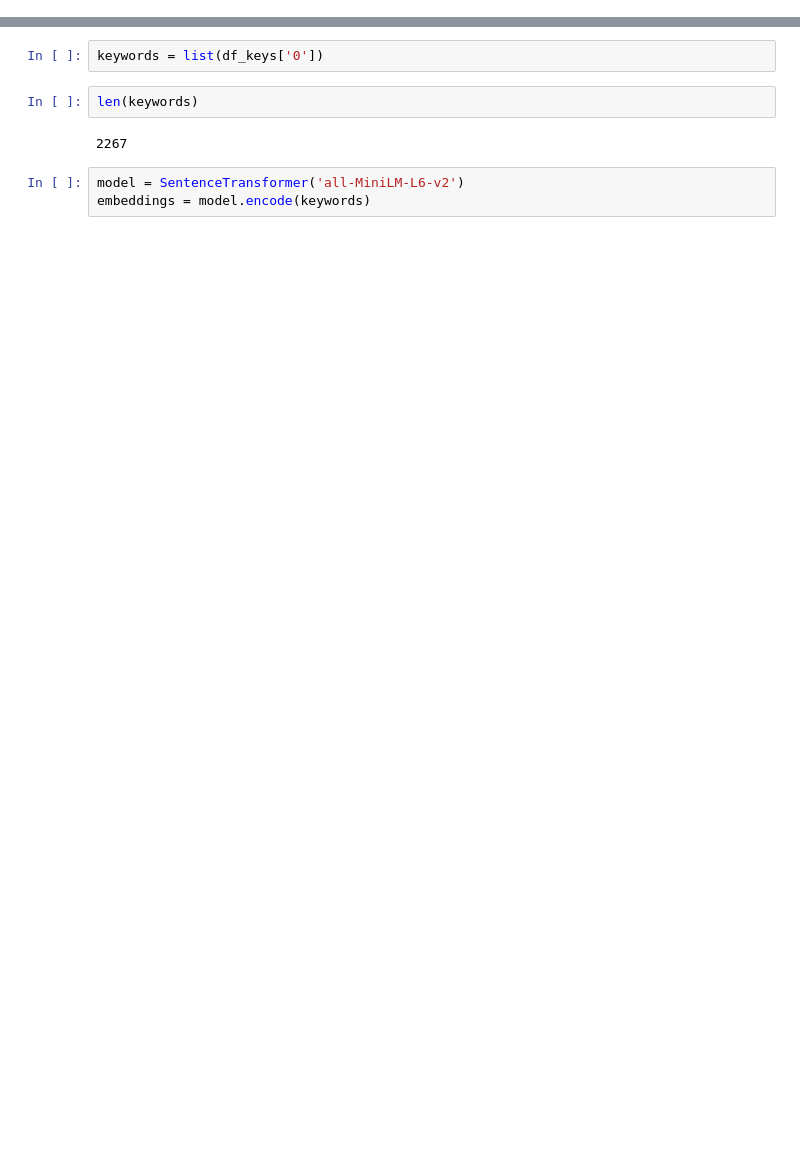
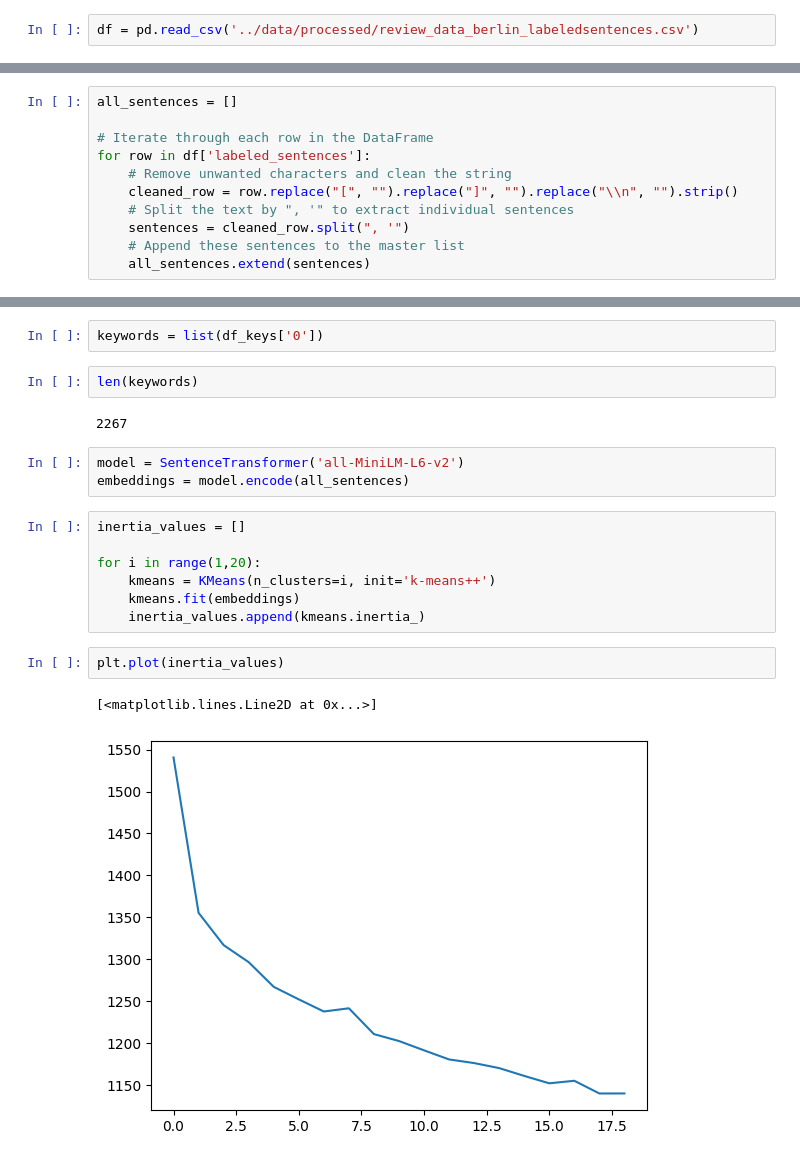
Before and after one commit to LukasKochRuchay/google_review_topic_modelling, a Jupyter notebook: notebooks/xx_legacy/03_keyword_clustering.ipynb, the cells around one changed output, grey strips where cells are left out. Saved outputs shown, nothing was run; the diff lists cells and outputs as text; blank space fills up the shorter version.

```diff
--- a/notebooks/xx_legacy/03_keyword_clustering.ipynb
+++ b/notebooks/xx_legacy/03_keyword_clustering.ipynb
@@ -13,2 +35,4 @@ from sklearn.inspection import permutation_importance
 # %%
 df_keys = pd.read_csv('../data/processed/keyword_list.csv')
+# %%
+df = pd.read_csv('../data/processed/review_data_berlin_labeledsentences.csv')
@@ -14,0 +61,11 @@ df_keys = pd.read_csv('../data/processed/keyword_list.csv')
+# %%
+all_sentences = []
+
+# Iterate through each row in the DataFrame
+for row in df['labeled_sentences']:
+    # Remove unwanted characters and clean the string
+    cleaned_row = row.replace("[", "").replace("]", "").replace("\\n", "").strip()
+    # Split the text by ", '" to extract individual sentences
+    sentences = cleaned_row.split(", '")
+    # Append these sentences to the master list
+    all_sentences.extend(sentences)
@@ -20,7 +81,19 @@ len(keywords)
 2267
 # %%
 model = SentenceTransformer('all-MiniLM-L6-v2')
-embeddings = model.encode(keywords)
+embeddings = model.encode(all_sentences)
+# %%
+inertia_values = []
+
+for i in range(1,20):
+    kmeans = KMeans(n_clusters=i, init='k-means++')
+    kmeans.fit(embeddings)
+    inertia_values.append(kmeans.inertia_)
+# %%
+plt.plot(inertia_values)
+# %% [output]
+[<matplotlib.lines.Line2D at 0x...>]
+[figure, added]
 # %%
 kmeans = KMeans(n_clusters=3, random_state=0)
 labels = kmeans.fit_predict(embeddings)
```
Also changed, not shown: parts of 31 cells of this notebook.
